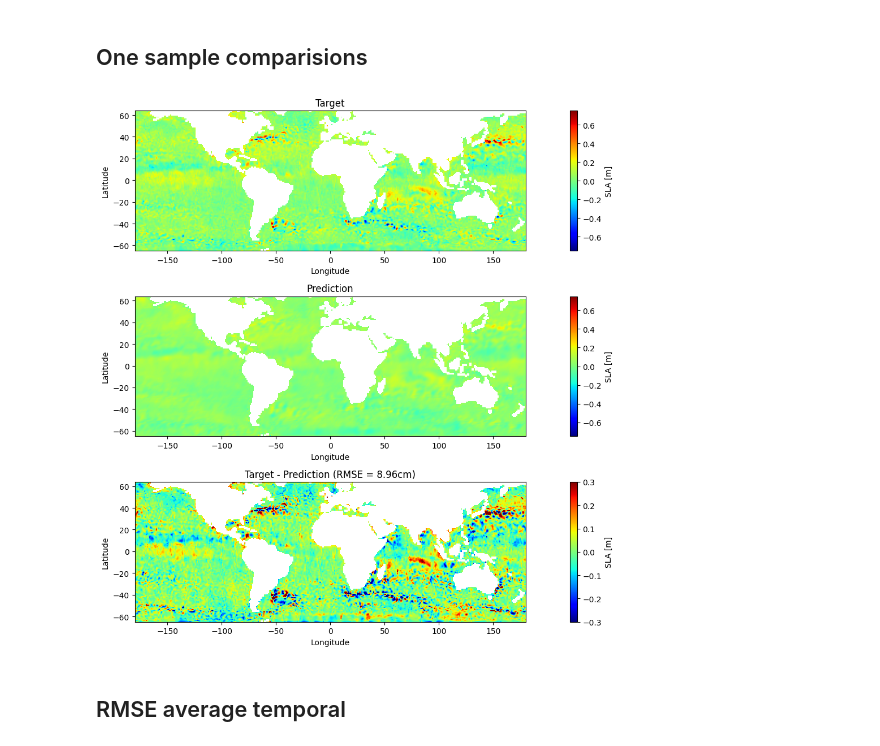
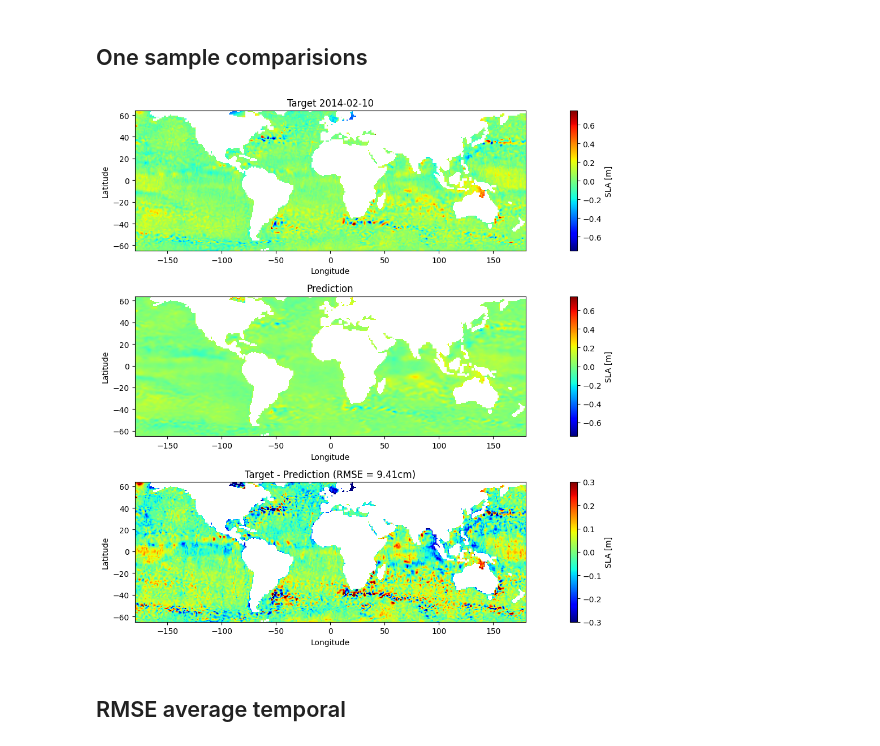
Before and after one commit to CasperTBangHansen/AltimetryForecasting, a Jupyter notebook: Experiments/GlobalNNConvLSTM.ipynb, the cells around one changed output. Drawn from its saved outputs; the diff is of its cells as text; code cells hidden in the pictures.

```diff
--- a/Experiments/GlobalNNConvLSTM.ipynb
+++ b/Experiments/GlobalNNConvLSTM.ipynb
@@ -218,3 +166,6 @@ def train_validation_loop(
+# %%
+learning_rate = 1e-4
+epochs = 2
 # %% [markdown]
 # Setup model and train model
 # %%
@@ -230,4 +181,19 @@ model = Seq2Seq(
 ).to(DEVICE)
 
 # Optimizer
-optimizer = Adam(model.parameters(), lr=1e-6)
+optimizer = Adam(model.parameters(), lr=learning_rate)
+model.train()
+# Train model
+losses = TrainingLoop.train_validation_loop(
+    model,
+    train_loader,
+    validation_loader,
+    criterion,
+    optimizer,
+    epochs,
+    DEVICE,
+    setup_plot_on_epoch(),
+    Path("SavedModels", "test"),
+    2,
+    dataset_parameters,
+)
@@ -236,2 +201,0 @@ optimizer = Adam(model.parameters(), lr=1e-6)
-# %%
-train_validation_loop(model, train_loader, validation_loader, criterion, optimizer, EPOCHS, DEVICE)
@@ -261,7 +204,8 @@ Epoch:20 Training Loss: 0.81cm Validation Loss: 0.85cm
 # %%
 # Make predictions
 loader = validation_loader
-outputs, targets = predict(model, loader, frame_size, DEVICE)
+outputs, targets, target_times = TrainingLoop.predict(model, loader, frame_size, DEVICE)
+target_times = (np.array([0], dtype="datetime64[ns]") + target_times.astype("timedelta64[D]")).astype("datetime64[D]")
 # %%
 extent = [lon[0].min() - 0.5, lon[0].max() + 0.5, lat[:,0].min() - 0.5, lat[:,0].max() + 0.5]
 # %% [markdown]
@@ -275,36 +219,35 @@ cmap = 'jet'
 vmin_diff = -0.3
 vmax_diff = 0.3
 
 diff_data = targets[idx] - outputs[idx]
 diff_vector = diff_data[~np.isnan(diff_data)].flatten()
 rmse = np.sqrt(diff_vector @ diff_vector / len(diff_vector))
 
-
 fig, axes = plt.subplots(3, 1, figsize=(16,10))
 im_target = axes[0].imshow(targets[idx], origin='lower', extent=extent, vmin=vmin, vmax=vmax, cmap=cmap)
 im_pred = axes[1].imshow(outputs[idx], origin='lower', extent=extent, vmin=vmin, vmax=vmax, cmap=cmap)
 im_diff = axes[2].imshow(diff_data, origin='lower', extent=extent, vmin=vmin_diff, vmax=vmax_diff, cmap=cmap)
 
-axes[0].set_title("Target")
+axes[0].set_title(f"Target {target_times[idx]}")
 axes[1].set_title("Prediction")
 axes[2].set_title(f"Target - Prediction (RMSE = {rmse*100:.2f}cm)")
 
 for ax in axes.flatten():
     ax.set_ylabel("Latitude")
     ax.set_xlabel("Longitude")
 
 caxs = []
 caxs.append(fig.colorbar(im_target))
 caxs.append(fig.colorbar(im_pred))
 caxs.append(fig.colorbar(im_diff))
 
 for cax in caxs:
     cax.ax.set_ylabel("SLA [m]")
 
 plt.tight_layout()
 plt.show()
 # %% [output]
-[figure, old version]
+[figure, new version]
 # %% [markdown]
 ## RMSE average temporal
 # %%
```
Also changed, not shown: parts of 21 cells of this notebook, 4 other files.
